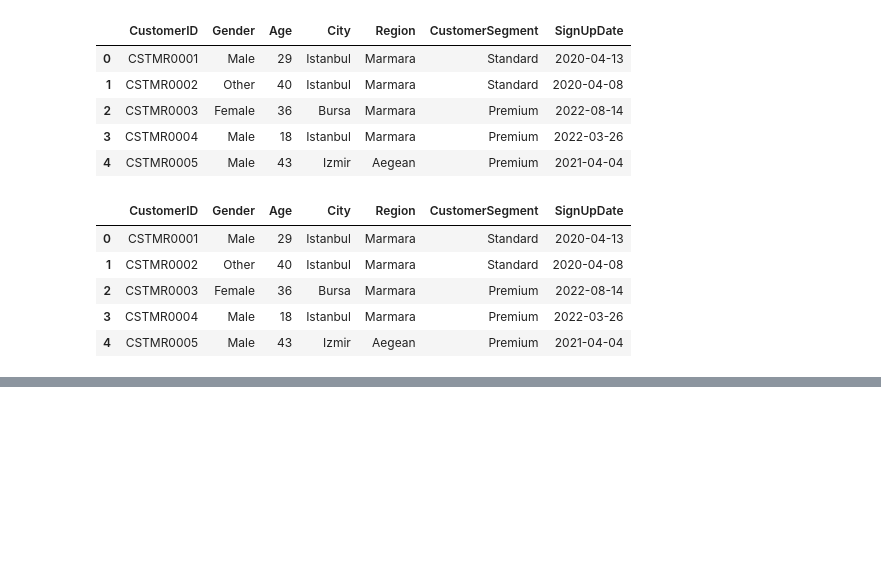
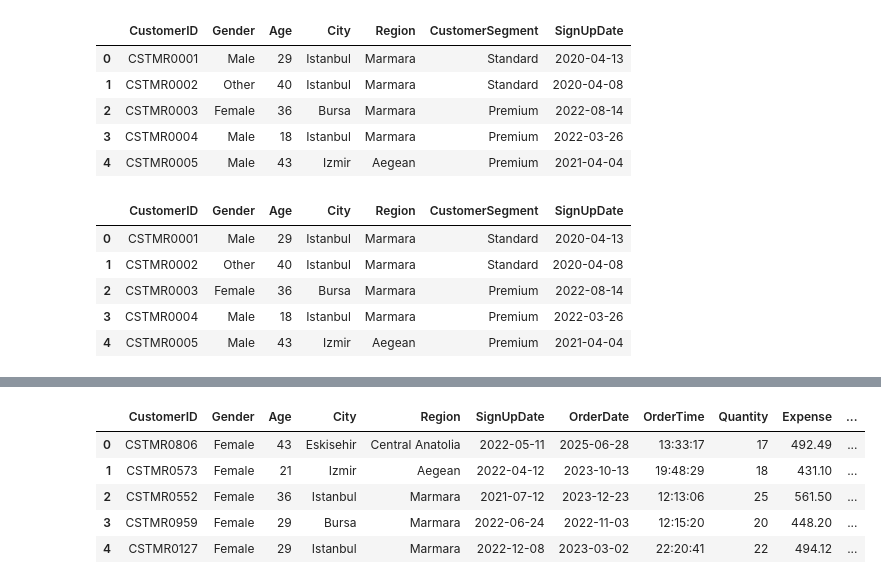
Before and after one commit to geff-ghost/notebooks, a Jupyter notebook: retail_data/MixedKnowledge.ipynb, the cells around one changed output, grey strips where cells are left out. Cells and saved outputs as stored; diff of their text form; code cells hidden in the pictures; blank space fills up the shorter version.

```diff
--- a/retail_data/MixedKnowledge.ipynb
+++ b/retail_data/MixedKnowledge.ipynb
@@ -1359,0 +1418,9 @@ standard_customers.head()
+# %%
+vip_customers.head()
+# %% [output]
+|  | CustomerID | Gender | Age | City | Region | SignUpDate | OrderDate | OrderTime | Quantity | Expense | ... |
+| 0 | CSTMR0806 | Female | 43 | Eskisehir | Central Anatolia | 2022-05-11 | 2025-06-28 | 13:33:17 | 17 | 492.49 | ... |
+| 1 | CSTMR0573 | Female | 21 | Izmir | Aegean | 2022-04-12 | 2023-10-13 | 19:48:29 | 18 | 431.10 | ... |
+| 2 | CSTMR0552 | Female | 36 | Istanbul | Marmara | 2021-07-12 | 2023-12-23 | 12:13:06 | 25 | 561.50 | ... |
+| 3 | CSTMR0959 | Female | 29 | Bursa | Marmara | 2022-06-24 | 2022-11-03 | 12:15:20 | 20 | 448.20 | ... |
+| 4 | CSTMR0127 | Female | 29 | Istanbul | Marmara | 2022-12-08 | 2023-03-02 | 22:20:41 | 22 | 494.12 | ... |
```
Also changed, not shown: parts of 20 cells of this notebook.
